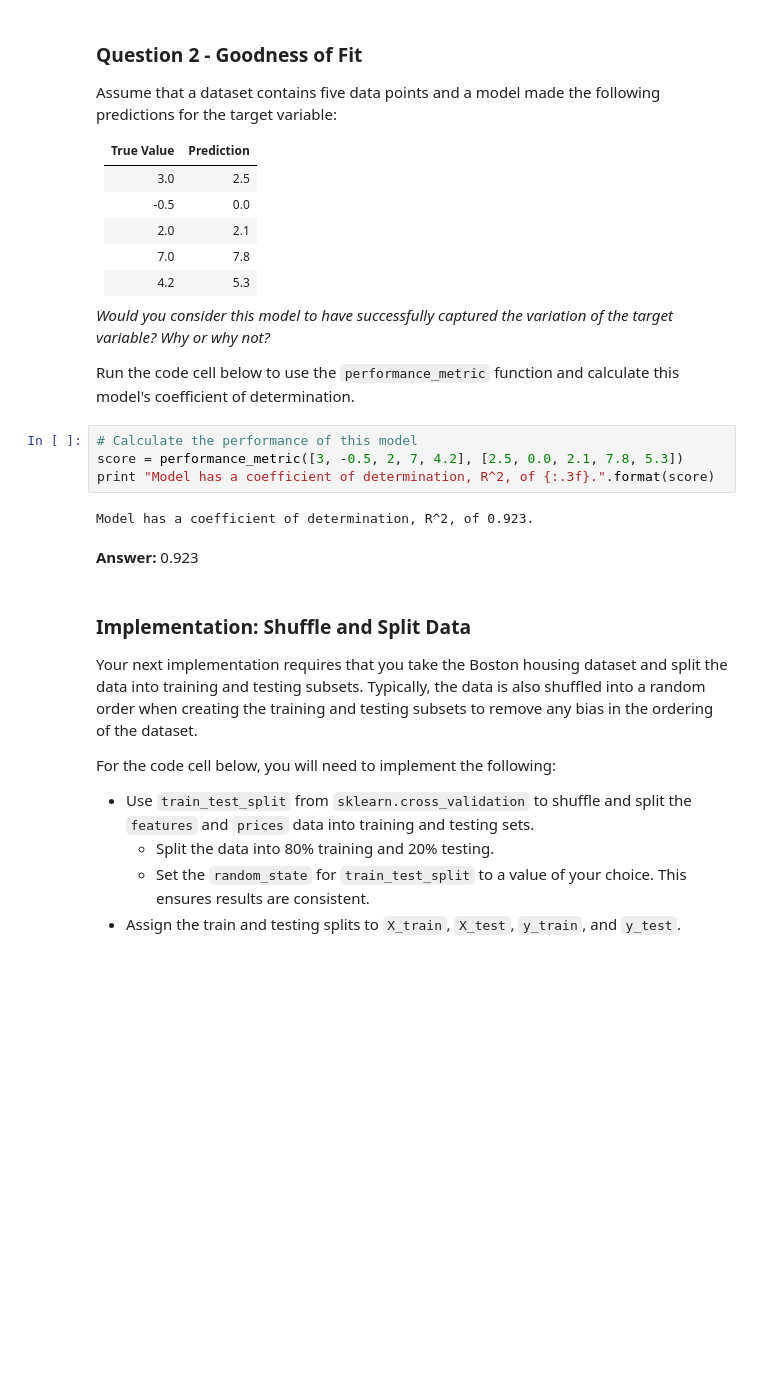
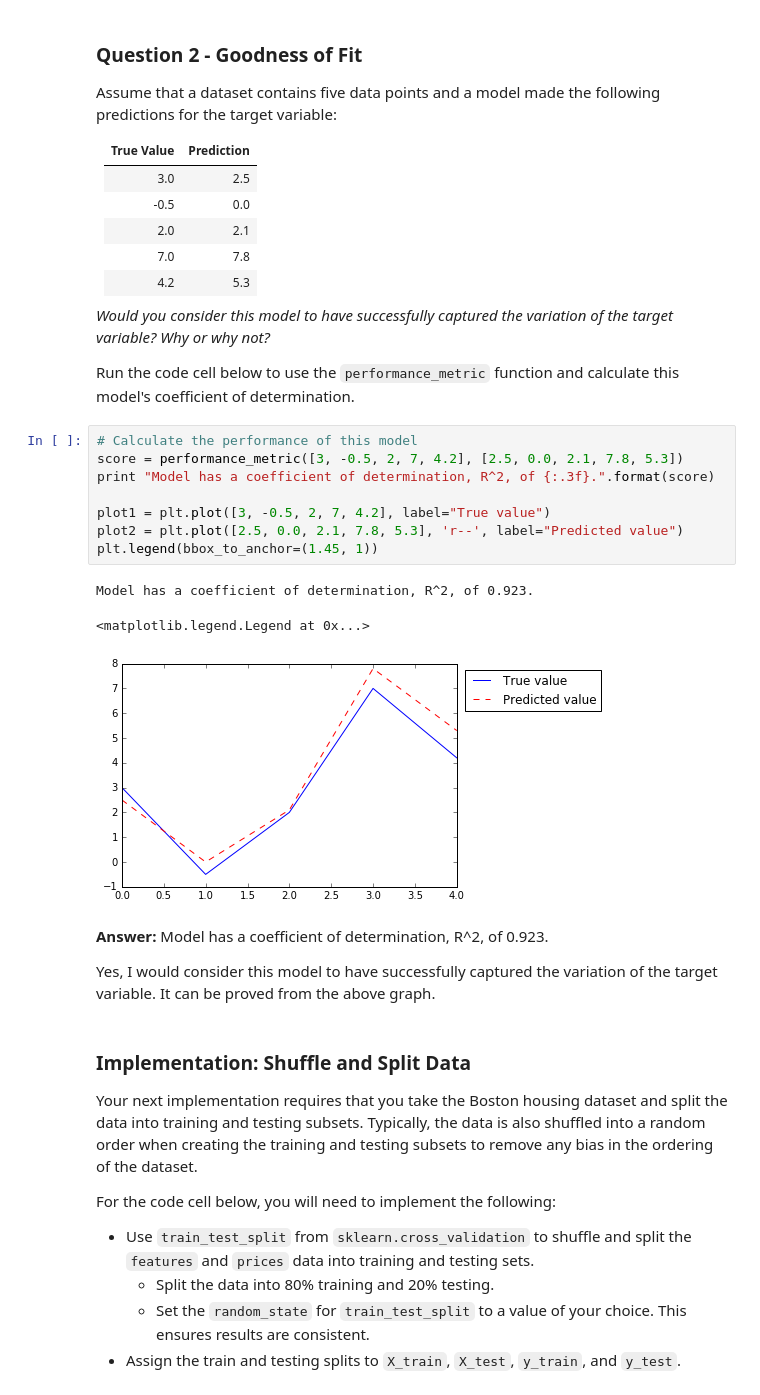
Before and after one commit to shubhamlal11/Machine-Learning-Udacity-Nanodegree, a Jupyter notebook: boston_housing/boston_housing.ipynb, the cells around one changed output. Cells and saved outputs as stored; diff of their text form; blank space fills up the shorter version.

```diff
--- a/boston_housing/boston_housing.ipynb
+++ b/boston_housing/boston_housing.ipynb
@@ -142,11 +159,19 @@ Run the code cell below to use the `performance_metric` function and calculate t
 # %%
 # Calculate the performance of this model
 score = performance_metric([3, -0.5, 2, 7, 4.2], [2.5, 0.0, 2.1, 7.8, 5.3])
 print "Model has a coefficient of determination, R^2, of {:.3f}.".format(score)
+
+plot1 = plt.plot([3, -0.5, 2, 7, 4.2], label="True value")
+plot2 = plt.plot([2.5, 0.0, 2.1, 7.8, 5.3], 'r--', label="Predicted value")
+plt.legend(bbox_to_anchor=(1.45, 1))
 # %% [output]
 Model has a coefficient of determination, R^2, of 0.923.
+<matplotlib.legend.Legend at 0x...>
+[figure, added]
-# %% [markdown]
-**Answer:** 0.923
+# %% [markdown]
+**Answer:** Model has a coefficient of determination, R^2, of 0.923.
+
+Yes, I would consider this model to have successfully captured the variation of the target variable. It can be proved from the above graph.
 # %% [markdown]
 ### Implementation: Shuffle and Split Data
 Your next implementation requires that you take the Boston housing dataset and split the data into training and testing subsets. Typically, the data is also shuffled into a random order when creating the training and testing subsets to remove any bias in the ordering of the dataset.
```
Also changed, not shown: parts of 9 cells of this notebook, 1 other file.
